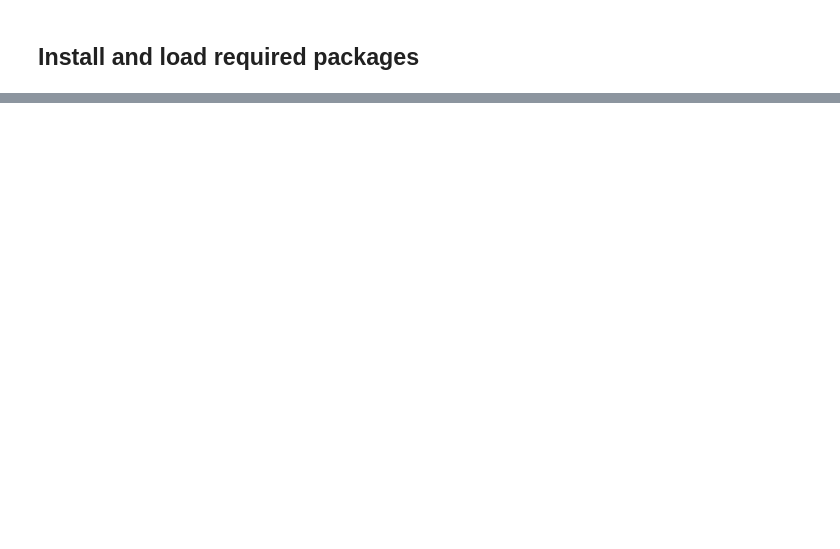
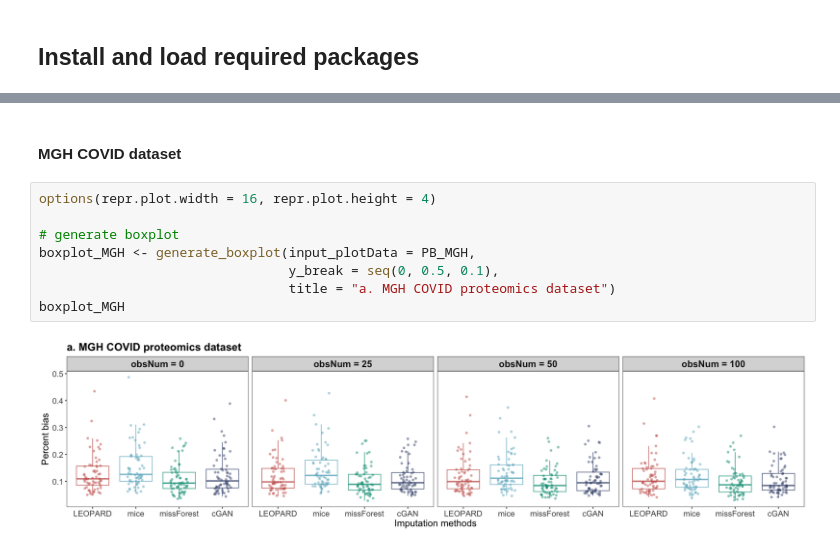
Before and after one commit to HAN-Siyu/LEOPARD, a Jupyter notebook: plot.ipynb, the cells around one changed output, grey strips where cells are left out. Drawn from its saved outputs; the diff is of its cells as text; blank space fills up the shorter version.

```diff
--- a/plot.ipynb
+++ b/plot.ipynb
@@ -14,0 +128,12 @@ for(pkg in c("ggplot2", "ggsci","ggrepel")) {
+# %% [markdown]
+#### MGH COVID dataset
+# %%
+options(repr.plot.width = 16, repr.plot.height = 4)
+
+# generate boxplot
+boxplot_MGH <- generate_boxplot(input_plotData = PB_MGH,
+                                y_break = seq(0, 0.5, 0.1),
+                                title = "a. MGH COVID proteomics dataset")
+boxplot_MGH
+# %% [output]
+[figure, added]
```
Also changed, not shown: parts of 29 cells of this notebook.
